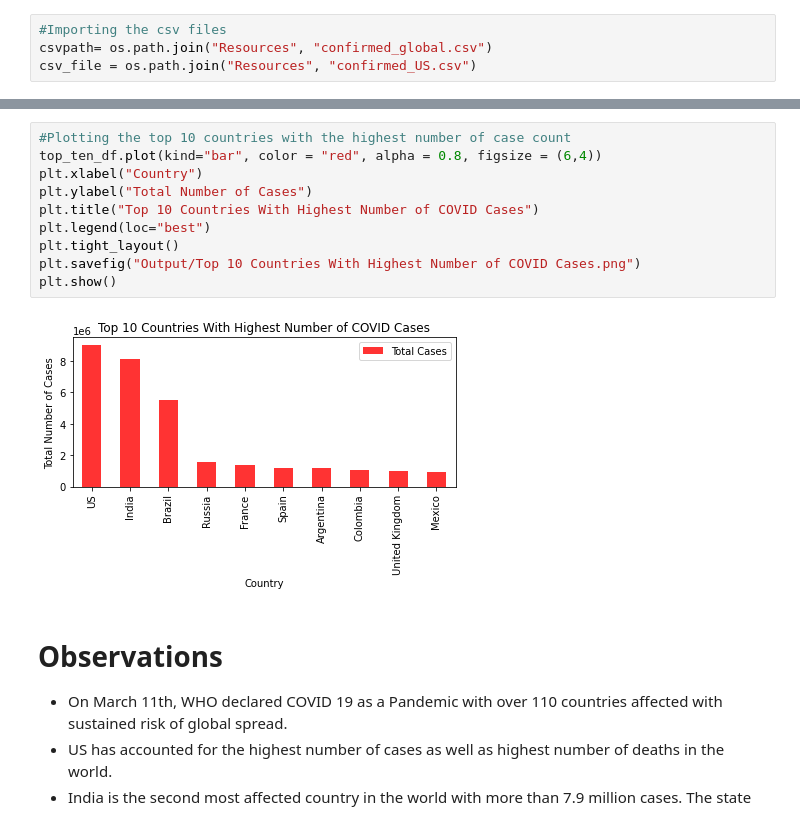
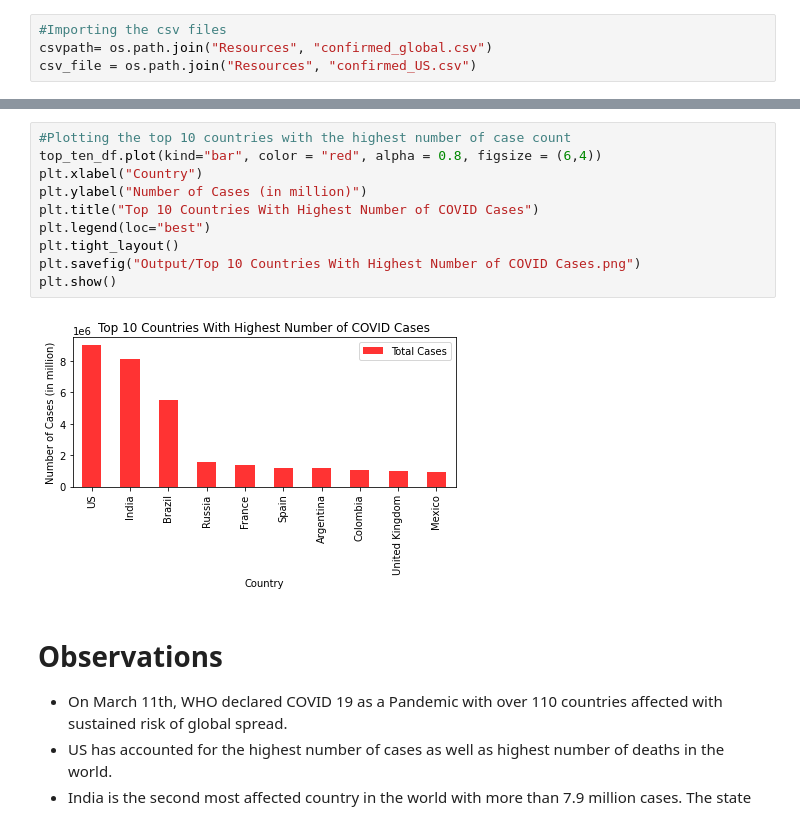
Before and after one commit to chenghaohan/Team_Anti-COVID_Project1, a Jupyter notebook: COVID_Case_Count.ipynb, the cells around one changed output, grey strips where cells are left out. Saved outputs shown, nothing was run; the diff lists cells and outputs as text.

```diff
--- a/COVID_Case_Count.ipynb
+++ b/COVID_Case_Count.ipynb
@@ -30,15 +59,15 @@ top_ten_df = summary_df.head(10)
 # %%
 #Plotting the top 10 countries with the highest number of case count
 top_ten_df.plot(kind="bar", color = "red", alpha = 0.8, figsize = (6,4))
 plt.xlabel("Country")
-plt.ylabel("Total Number of Cases")
+plt.ylabel("Number of Cases (in million)")
 plt.title("Top 10 Countries With Highest Number of COVID Cases")
 plt.legend(loc="best")
 plt.tight_layout()
 plt.savefig("Output/Top 10 Countries With Highest Number of COVID Cases.png")
 plt.show()
 # %% [output]
-[figure, old version]
+[figure, new version]
 # %% [markdown]
 # Observations
 * On March 11th, WHO declared COVID 19 as a Pandemic with over 110 countries affected with sustained risk of global spread.
```
Also changed, not shown: parts of 2 cells of this notebook, 2 other files.
